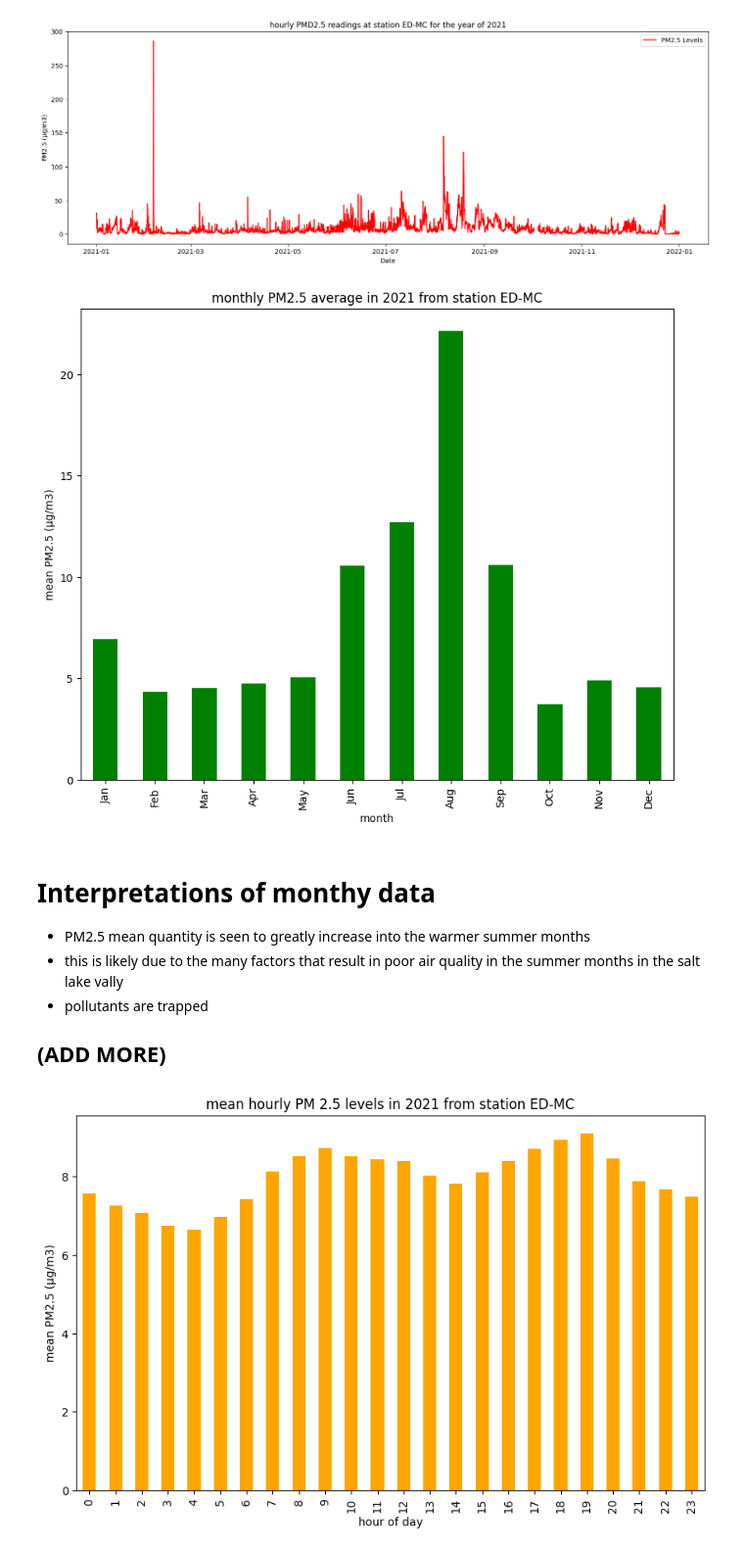
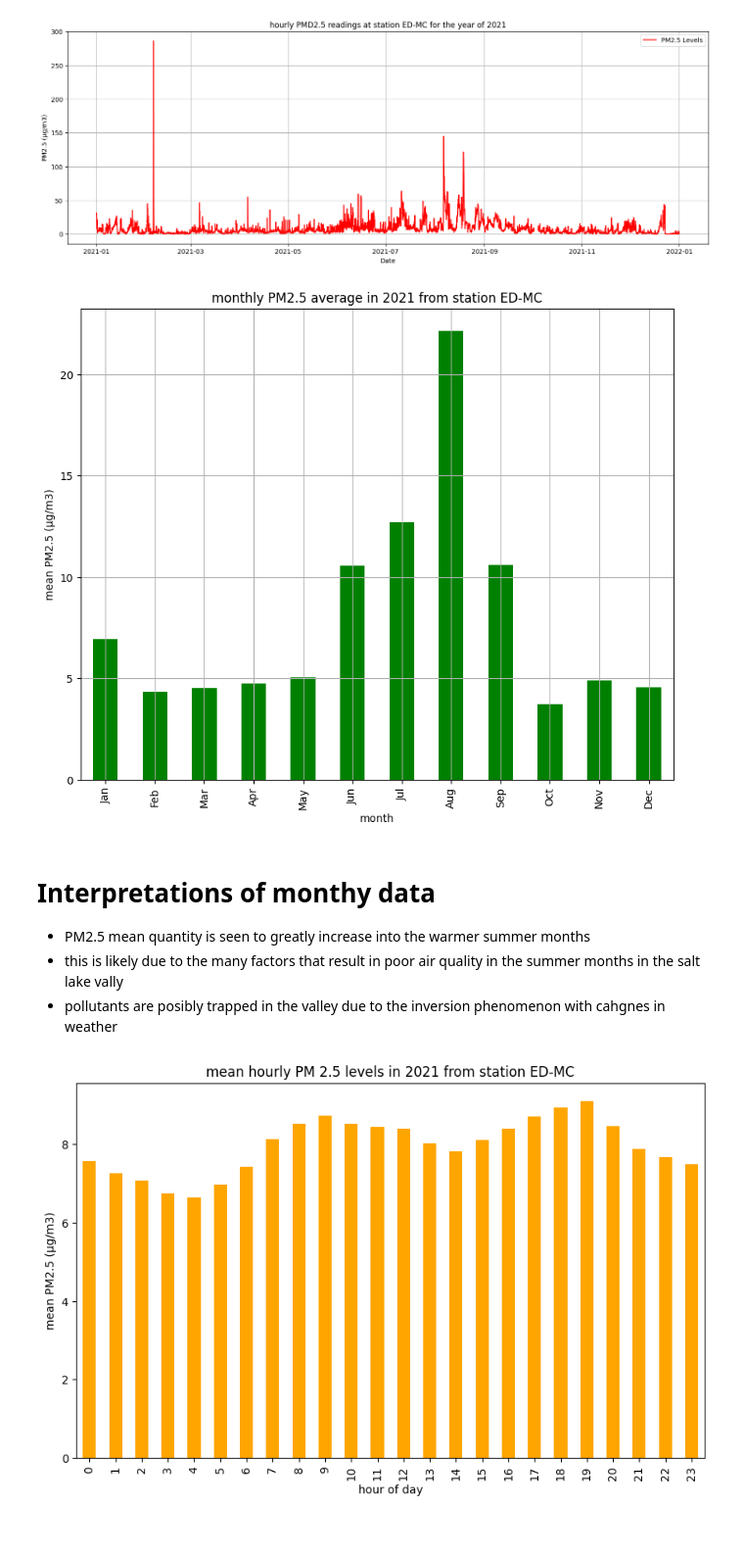
Before and after one commit to prattaiden/MSD_2024_AP, a Jupyter notebook: 6017/vscode/HW1.ipynb, the cells around one changed output. Shown at 98% size. Cells and saved outputs as stored; diff of their text form; code cells hidden in the pictures.

```diff
--- a/6017/vscode/HW1.ipynb
+++ b/6017/vscode/HW1.ipynb
@@ -61,7 +61,7 @@ plt.show
 #part 2 reading the csv
 #load the data from the csv
 import pandas as pd
-df = pd.read_csv('2021-PM2.5.csv')
+df = pd.read_csv('data/2021-PM2.5.csv')
 
 #convert date to datetime objects in a dataframe
 df['Date'] = pd.to_datetime(df['Date'])
@@ -77,6 +77,7 @@ plt.plot(station_data['Date'], station_data['ED-MC'], label = 'PM2.5 Levels', co
 plt.title('hourly PMD2.5 readings at station ED-MC for the year of 2021')
 plt.xlabel('Date')
 plt.ylabel("PM2.5 (µg/m3)")
+plt.grid(True)
 plt.legend()
 # %% [output]
 <matplotlib.legend.Legend at 0x...>
@@ -84,22 +85,21 @@ plt.legend()
 # %%
 #plotting the monthly pm2.5 levels with a bar chart
 month_mean = station_data.groupby(station_data['Date'].dt.month)['ED-MC'].mean()
 plt.figure(figsize= (10, 8))
 month_mean.plot(kind = 'bar', color = 'green')
 plt.title('monthly PM2.5 average in 2021 from station ED-MC')
 plt.xlabel('month')
 plt.xticks(ticks=range(0,12), labels=['Jan','Feb','Mar','Apr','May','Jun','Jul','Aug','Sep','Oct','Nov','Dec'])
 plt.ylabel('mean PM2.5 (µg/m3)')
+plt.grid(True)
 plt.show()
 # %% [output]
-[figure, old version]
+[figure, new version]
 # %% [markdown]
 # Interpretations of monthy data
 - PM2.5 mean quantity is seen to greatly increase into the warmer summer months
 - this is likely due to the many factors that result in poor air quality in the summer months in the salt lake vally
-- pollutants are trapped
-
-## (ADD MORE)
+- pollutants are posibly  trapped in the valley due to the inversion phenomenon with cahgnes in weather
 # %%
 #group the data by time of day (hour)
 #plot the mean pollution level for each hour
```
Also changed, not shown: parts of 7 cells of this notebook, 5 other files.
